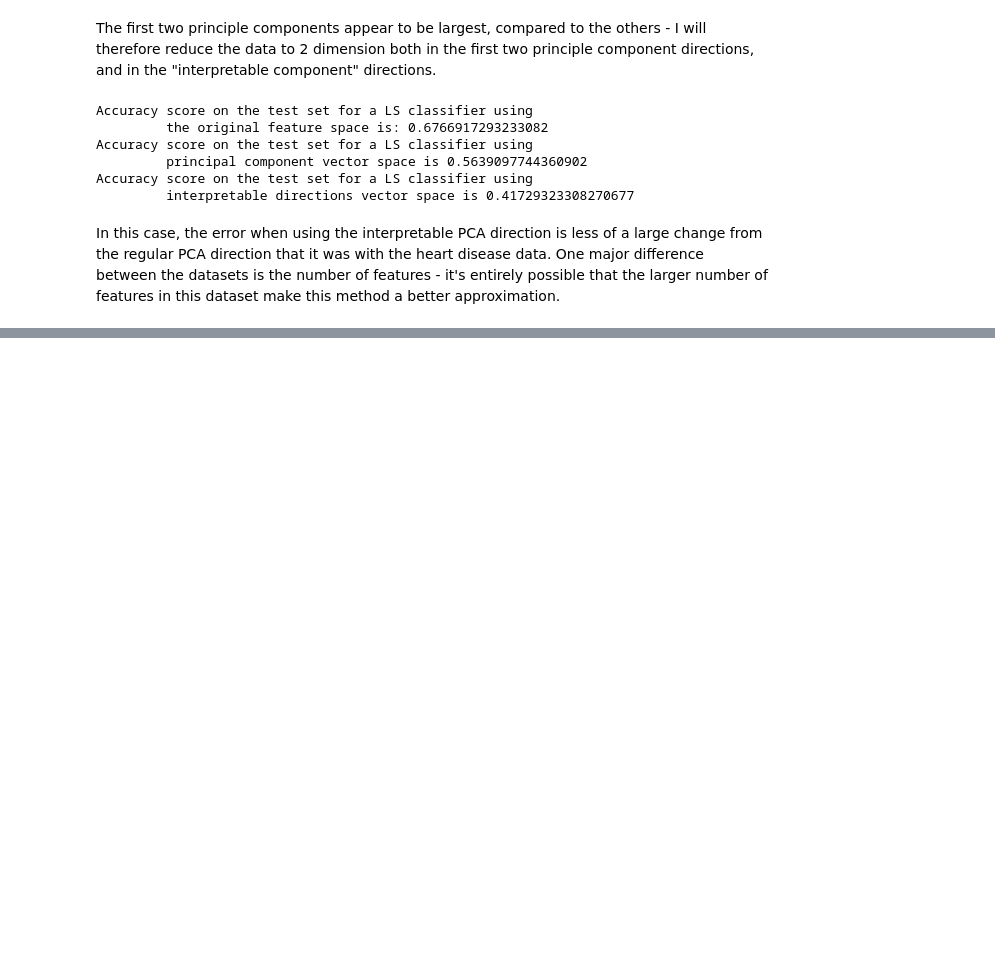
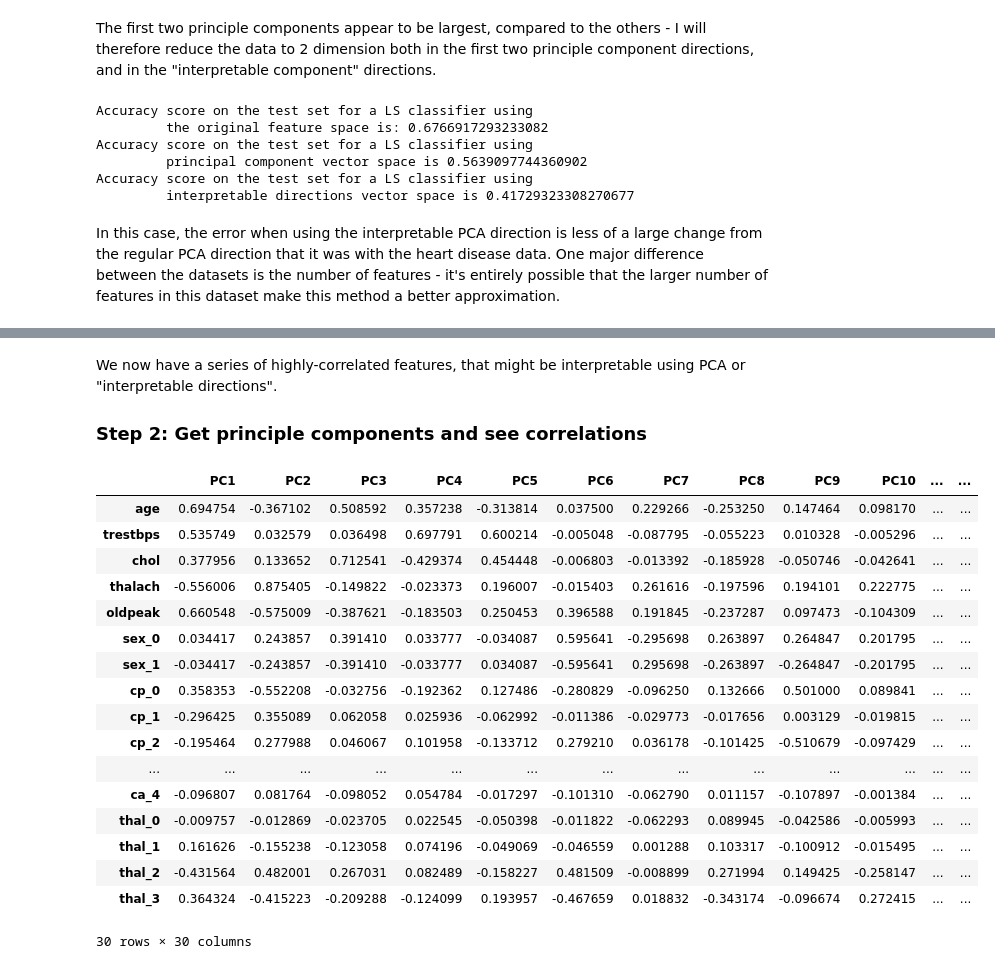
Before and after one commit to RobertoBarrosoLuque/InterpretableDimRed, a Jupyter notebook: InterpretableDimRed/Notebooks/InterpretableDirections.ipynb, the cells around one changed output, grey strips where cells are left out. Drawn from its saved outputs; the diff is of its cells as text; code cells hidden in the pictures; blank space fills up the shorter version.

```diff
--- a/InterpretableDimRed/Notebooks/InterpretableDirections.ipynb
+++ b/InterpretableDimRed/Notebooks/InterpretableDirections.ipynb
@@ -294,0 +335,30 @@ In this case, the error when using the interpretable PCA direction is less of a
+# %% [markdown]
+We now have a series of highly-correlated features, that might be interpretable using PCA or "interpretable directions".
+
+### Step 2: Get principle components and see correlations
+# %%
+hrt_pca = PCA(n_components=len(heart_X.columns), svd_solver='full')
+hrt_pca.fit(heart_X.T)
+
+heart_comp = hrt_pca.components_
+# %%
+psa.corr_pc_features(heart_X, heart_comp)
+# %% [output]
+|  | PC1 | PC2 | PC3 | PC4 | PC5 | PC6 | PC7 | PC8 | PC9 | PC10 | ... | ... |
+| age | 0.694754 | -0.367102 | 0.508592 | 0.357238 | -0.313814 | 0.037500 | 0.229266 | -0.253250 | 0.147464 | 0.098170 | ... | ... |
+| trestbps | 0.535749 | 0.032579 | 0.036498 | 0.697791 | 0.600214 | -0.005048 | -0.087795 | -0.055223 | 0.010328 | -0.005296 | ... | ... |
+| chol | 0.377956 | 0.133652 | 0.712541 | -0.429374 | 0.454448 | -0.006803 | -0.013392 | -0.185928 | -0.050746 | -0.042641 | ... | ... |
+| thalach | -0.556006 | 0.875405 | -0.149822 | -0.023373 | 0.196007 | -0.015403 | 0.261616 | -0.197596 | 0.194101 | 0.222775 | ... | ... |
+| oldpeak | 0.660548 | -0.575009 | -0.387621 | -0.183503 | 0.250453 | 0.396588 | 0.191845 | -0.237287 | 0.097473 | -0.104309 | ... | ... |
+| sex_0 | 0.034417 | 0.243857 | 0.391410 | 0.033777 | -0.034087 | 0.595641 | -0.295698 | 0.263897 | 0.264847 | 0.201795 | ... | ... |
+| sex_1 | -0.034417 | -0.243857 | -0.391410 | -0.033777 | 0.034087 | -0.595641 | 0.295698 | -0.263897 | -0.264847 | -0.201795 | ... | ... |
+| cp_0 | 0.358353 | -0.552208 | -0.032756 | -0.192362 | 0.127486 | -0.280829 | -0.096250 | 0.132666 | 0.501000 | 0.089841 | ... | ... |
+| cp_1 | -0.296425 | 0.355089 | 0.062058 | 0.025936 | -0.062992 | -0.011386 | -0.029773 | -0.017656 | 0.003129 | -0.019815 | ... | ... |
+| cp_2 | -0.195464 | 0.277988 | 0.046067 | 0.101958 | -0.133712 | 0.279210 | 0.036178 | -0.101425 | -0.510679 | -0.097429 | ... | ... |
+| ... | ... | ... | ... | ... | ... | ... | ... | ... | ... | ... | ... | ... |
+| ca_4 | -0.096807 | 0.081764 | -0.098052 | 0.054784 | -0.017297 | -0.101310 | -0.062790 | 0.011157 | -0.107897 | -0.001384 | ... | ... |
+| thal_0 | -0.009757 | -0.012869 | -0.023705 | 0.022545 | -0.050398 | -0.011822 | -0.062293 | 0.089945 | -0.042586 | -0.005993 | ... | ... |
+| thal_1 | 0.161626 | -0.155238 | -0.123058 | 0.074196 | -0.049069 | -0.046559 | 0.001288 | 0.103317 | -0.100912 | -0.015495 | ... | ... |
+| thal_2 | -0.431564 | 0.482001 | 0.267031 | 0.082489 | -0.158227 | 0.481509 | -0.008899 | 0.271994 | 0.149425 | -0.258147 | ... | ... |
+| thal_3 | 0.364324 | -0.415223 | -0.209288 | -0.124099 | 0.193957 | -0.467659 | 0.018832 | -0.343174 | -0.096674 | 0.272415 | ... | ... |
+30 rows × 30 columns
```
Also changed, not shown: parts of 34 cells of this notebook, 1 other file.
